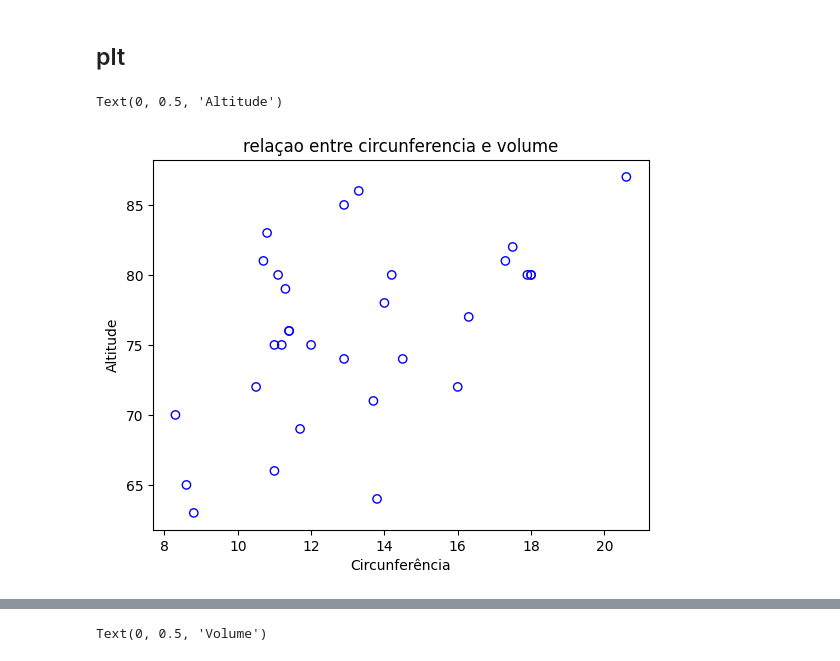
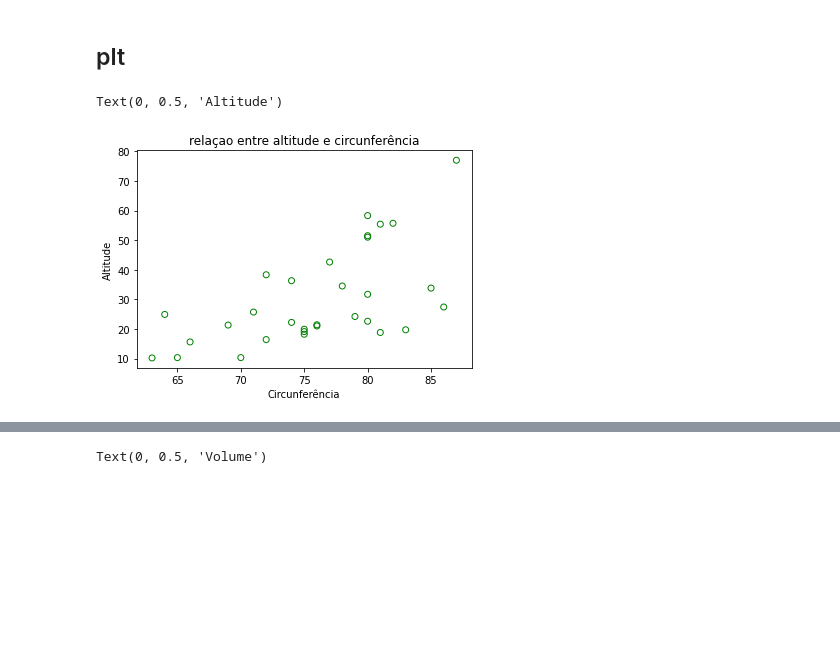
Before and after one commit to brayan-mesquita/pandas, a Jupyter notebook: visualizacao/dispersao.ipynb, the cells around one changed output, grey strips where cells are left out. Cells and saved outputs as stored; diff of their text form; code cells hidden in the pictures; blank space fills up the shorter version.

```diff
--- a/visualizacao/dispersao.ipynb
+++ b/visualizacao/dispersao.ipynb
@@ -5,7 +7,8 @@ import seaborn as sns
 # %% [markdown]
 # data frame sobre tamanhos de arvores
 # %%
-df = pd.read_csv('/Users/brayan/Documents/cursos/FormacaoCD/13.Prática em Python/dados/trees.csv')
+#df = pd.read_csv('/Users/brayan/Documents/cursos/FormacaoCD/13.Prática em Python/dados/trees.csv')
+df = pd.read_csv('https://raw.githubusercontent.com/brayan-mesquita/pandas/main/dados/trees.csv')
 df.columns = ['cir', 'alt', 'vol']
 df.head()
 # %% [output]
@@ -18,10 +21,10 @@ df.head()
 # %% [markdown]
 ## plt
 # %%
-plt.scatter(df.cir, df.alt, color='blue', facecolors = 'none', marker='o')
-plt.title('relaçao entre circunferencia e volume')
+plt.scatter(df.alt, df.vol, color='green', facecolors = 'none', marker='o')
+plt.title('relaçao entre altitude e circunferência')
 plt.xlabel('Circunferência')
 plt.ylabel('Altitude')
 # %% [output]
 Text(0, 0.5, 'Altitude')
-[figure, old version]
+[figure, new version]
```
Also changed, not shown: parts of 5 cells of this notebook.
